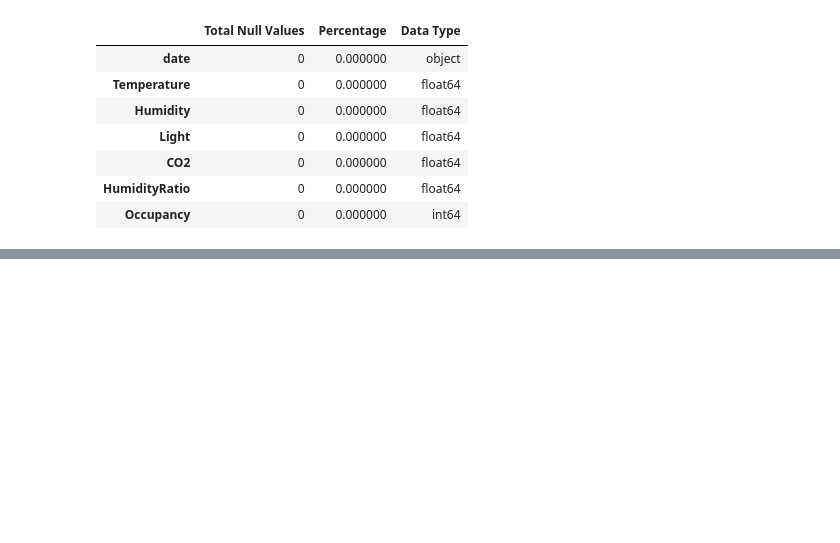
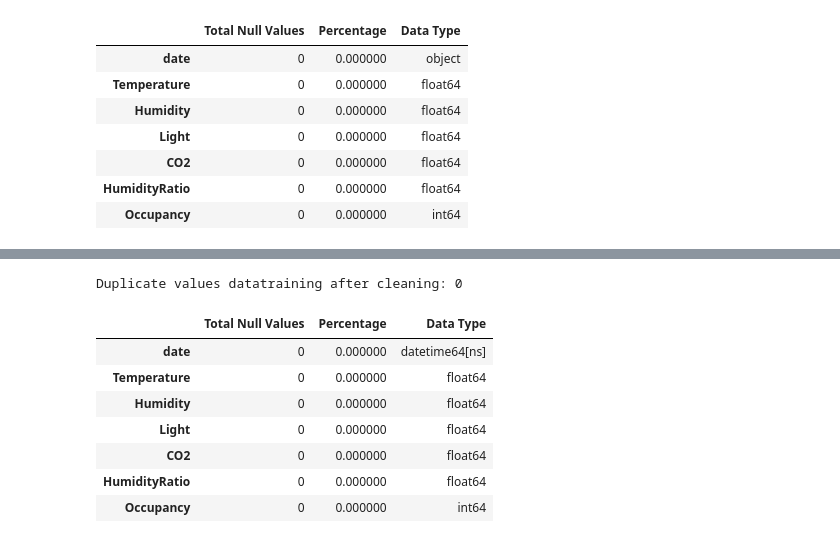
Before and after one commit to aryaadhy/Occupancy_Detection_FINPRO, a Jupyter notebook: FINPRO_DS38_Arya_Adhy.ipynb, the cells around one changed output, grey strips where cells are left out. Cells and saved outputs as stored; diff of their text form; code cells hidden in the pictures; blank space fills up the shorter version.

```diff
--- a/FINPRO_DS38_Arya_Adhy.ipynb
+++ b/FINPRO_DS38_Arya_Adhy.ipynb
@@ -88,0 +134,12 @@ List of Column Types:
+# %%
+missing_values_summary(datatraining, "datatraining after cleaning")
+# %% [output]
+Duplicate values datatraining after cleaning: 0
+|  | Total Null Values | Percentage | Data Type |
+| date | 0 | 0.000000 | datetime64[ns] |
+| Temperature | 0 | 0.000000 | float64 |
+| Humidity | 0 | 0.000000 | float64 |
+| Light | 0 | 0.000000 | float64 |
+| CO2 | 0 | 0.000000 | float64 |
+| HumidityRatio | 0 | 0.000000 | float64 |
+| Occupancy | 0 | 0.000000 | int64 |
```
Also changed, not shown: parts of 10 cells of this notebook.
